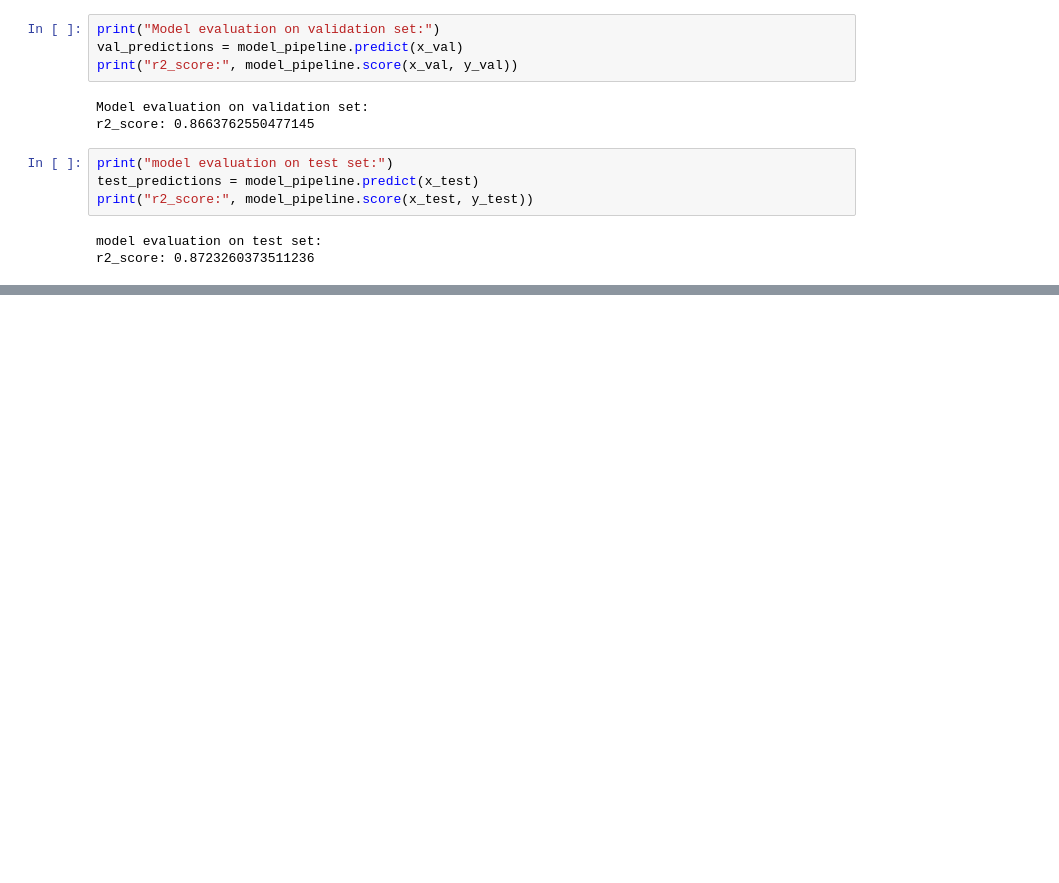
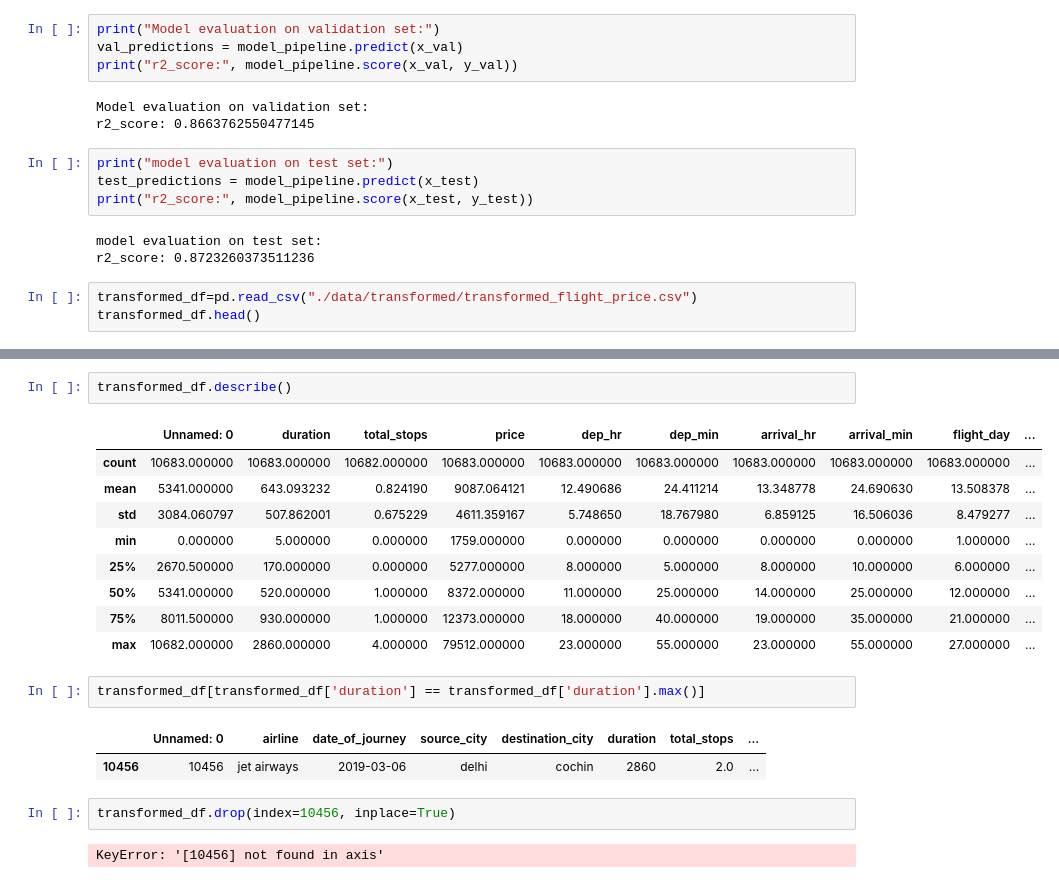
Before and after one commit to Rutu-RD/flight_prediction, a Jupyter notebook: notebooks/notebook_01.ipynb, the cells around one changed output, grey strips where cells are left out. Saved outputs shown, nothing was run; the diff lists cells and outputs as text; blank space fills up the shorter version.

```diff
--- a/notebooks/notebook_01.ipynb
+++ b/notebooks/notebook_01.ipynb
@@ -294,3 +294,6 @@ print("r2_score:", model_pipeline.score(x_test, y_test))
 # %% [output]
 model evaluation on test set:
 r2_score: 0.8723260373511236
+# %%
+transformed_df=pd.read_csv("./data/transformed/transformed_flight_price.csv")
+transformed_df.head()
@@ -296,0 +334,21 @@ r2_score: 0.8723260373511236
+# %%
+transformed_df.describe()
+# %% [output]
+|  | Unnamed: 0 | duration | total_stops | price | dep_hr | dep_min | arrival_hr | arrival_min | flight_day | ... |
+| count | 10683.000000 | 10683.000000 | 10682.000000 | 10683.000000 | 10683.000000 | 10683.000000 | 10683.000000 | 10683.000000 | 10683.000000 | ... |
+| mean | 5341.000000 | 643.093232 | 0.824190 | 9087.064121 | 12.490686 | 24.411214 | 13.348778 | 24.690630 | 13.508378 | ... |
+| std | 3084.060797 | 507.862001 | 0.675229 | 4611.359167 | 5.748650 | 18.767980 | 6.859125 | 16.506036 | 8.479277 | ... |
+| min | 0.000000 | 5.000000 | 0.000000 | 1759.000000 | 0.000000 | 0.000000 | 0.000000 | 0.000000 | 1.000000 | ... |
+| 25% | 2670.500000 | 170.000000 | 0.000000 | 5277.000000 | 8.000000 | 5.000000 | 8.000000 | 10.000000 | 6.000000 | ... |
+| 50% | 5341.000000 | 520.000000 | 1.000000 | 8372.000000 | 11.000000 | 25.000000 | 14.000000 | 25.000000 | 12.000000 | ... |
+| 75% | 8011.500000 | 930.000000 | 1.000000 | 12373.000000 | 18.000000 | 40.000000 | 19.000000 | 35.000000 | 21.000000 | ... |
+| max | 10682.000000 | 2860.000000 | 4.000000 | 79512.000000 | 23.000000 | 55.000000 | 23.000000 | 55.000000 | 27.000000 | ... |
+# %%
+transformed_df[transformed_df['duration'] == transformed_df['duration'].max()]
+# %% [output]
+|  | Unnamed: 0 | airline | date_of_journey | source_city | destination_city | duration | total_stops | ... |
+| 10456 | 10456 | jet airways | 2019-03-06 | delhi | cochin | 2860 | 2.0 | ... |
+# %%
+transformed_df.drop(index=10456, inplace=True)
+# %% [output]
+KeyError: '[10456] not found in axis'
```
Also changed, not shown: parts of 9 cells of this notebook, 7 other files.
